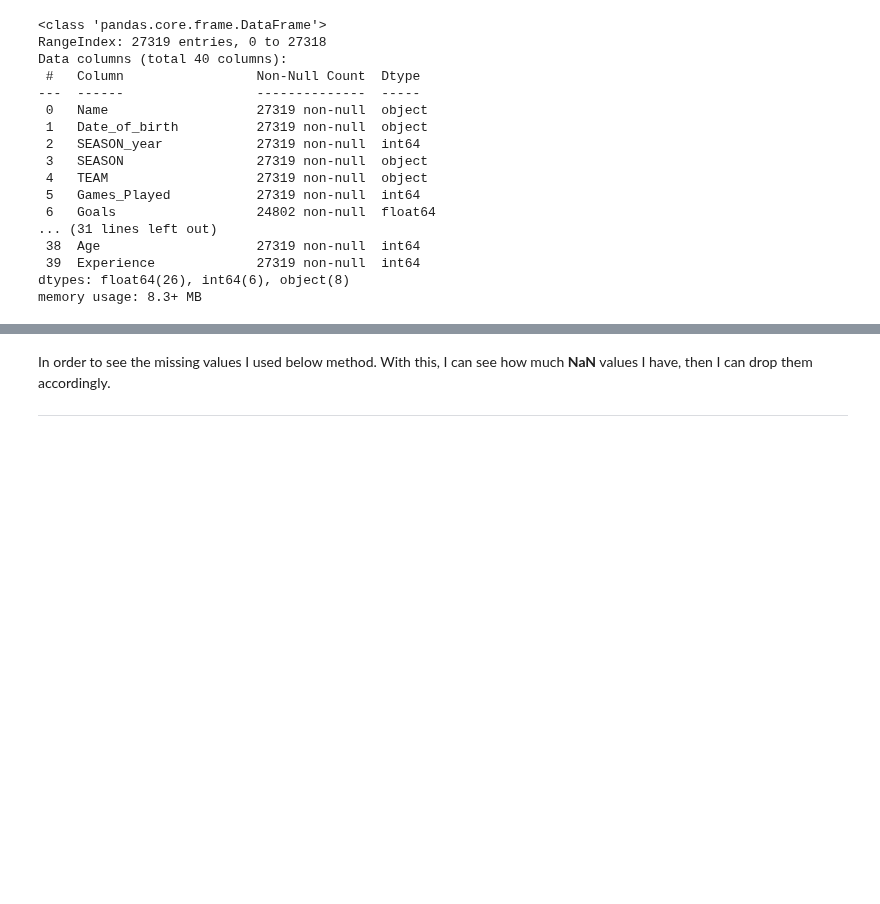
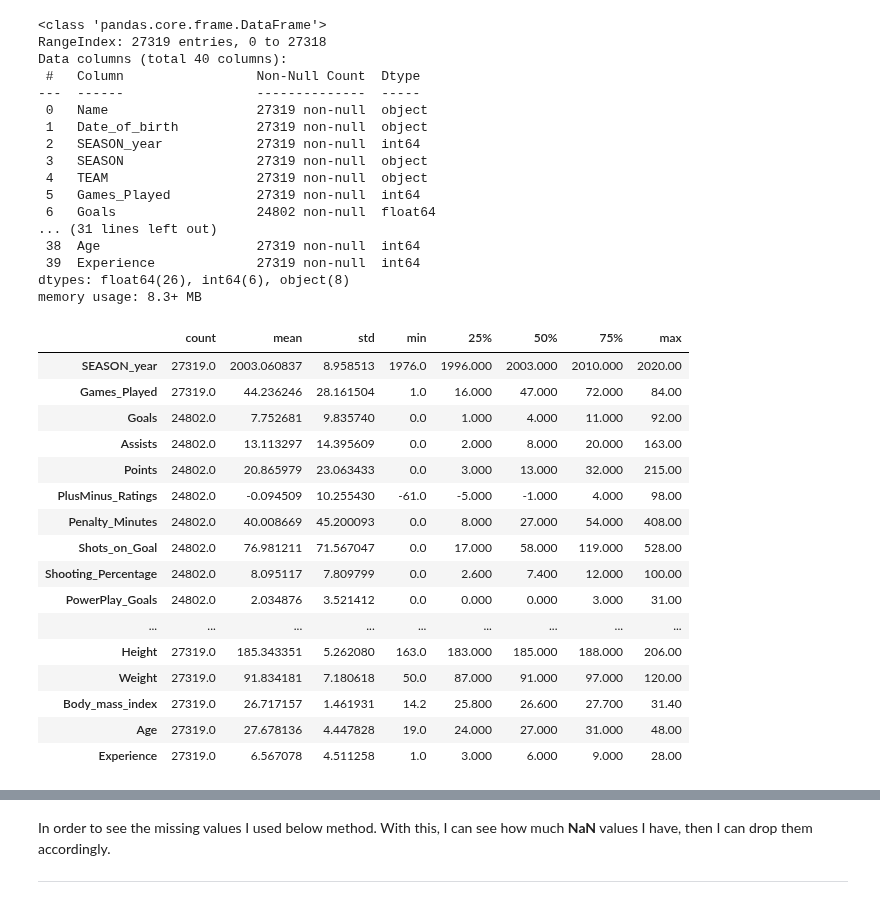
Before and after one commit to data301-2021-winter1/project-group38-project, a Jupyter notebook: notebooks/analysis3.ipynb, the cells around one changed output, grey strips where cells are left out. Saved outputs shown, nothing was run; the diff lists cells and outputs as text; code cells hidden in the pictures; blank space fills up the shorter version.

```diff
--- a/notebooks/analysis3.ipynb
+++ b/notebooks/analysis3.ipynb
@@ -74,3 +74,23 @@ Data columns (total 40 columns):
  39  Experience             27319 non-null  int64
 dtypes: float64(26), int64(6), object(8)
 memory usage: 8.3+ MB
+# %%
+mainData.describe(include=['float64', 'int64']).T
+# %% [output]
+|  | count | mean | std | min | 25% | 50% | 75% | max |
+| SEASON_year | 27319.0 | 2003.060837 | 8.958513 | 1976.0 | 1996.000 | 2003.000 | 2010.000 | 2020.00 |
+| Games_Played | 27319.0 | 44.236246 | 28.161504 | 1.0 | 16.000 | 47.000 | 72.000 | 84.00 |
+| Goals | 24802.0 | 7.752681 | 9.835740 | 0.0 | 1.000 | 4.000 | 11.000 | 92.00 |
+| Assists | 24802.0 | 13.113297 | 14.395609 | 0.0 | 2.000 | 8.000 | 20.000 | 163.00 |
+| Points | 24802.0 | 20.865979 | 23.063433 | 0.0 | 3.000 | 13.000 | 32.000 | 215.00 |
+| PlusMinus_Ratings | 24802.0 | -0.094509 | 10.255430 | -61.0 | -5.000 | -1.000 | 4.000 | 98.00 |
+| Penalty_Minutes | 24802.0 | 40.008669 | 45.200093 | 0.0 | 8.000 | 27.000 | 54.000 | 408.00 |
+| Shots_on_Goal | 24802.0 | 76.981211 | 71.567047 | 0.0 | 17.000 | 58.000 | 119.000 | 528.00 |
+| Shooting_Percentage | 24802.0 | 8.095117 | 7.809799 | 0.0 | 2.600 | 7.400 | 12.000 | 100.00 |
+| PowerPlay_Goals | 24802.0 | 2.034876 | 3.521412 | 0.0 | 0.000 | 0.000 | 3.000 | 31.00 |
+| ... | ... | ... | ... | ... | ... | ... | ... | ... |
+| Height | 27319.0 | 185.343351 | 5.262080 | 163.0 | 183.000 | 185.000 | 188.000 | 206.00 |
+| Weight | 27319.0 | 91.834181 | 7.180618 | 50.0 | 87.000 | 91.000 | 97.000 | 120.00 |
+| Body_mass_index | 27319.0 | 26.717157 | 1.461931 | 14.2 | 25.800 | 26.600 | 27.700 | 31.40 |
+| Age | 27319.0 | 27.678136 | 4.447828 | 19.0 | 24.000 | 27.000 | 31.000 | 48.00 |
+| Experience | 27319.0 | 6.567078 | 4.511258 | 1.0 | 3.000 | 6.000 | 9.000 | 28.00 |
```
Also changed, not shown: parts of 18 cells of this notebook, 1 other file.
